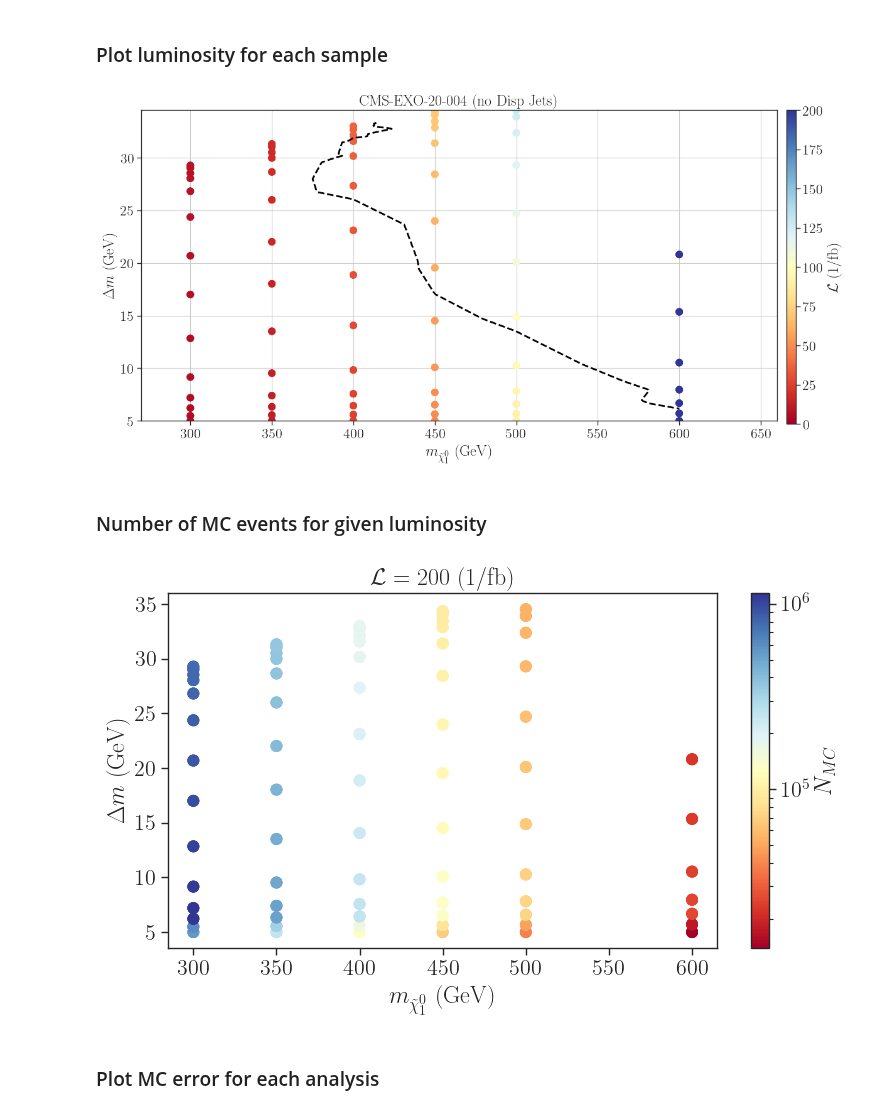
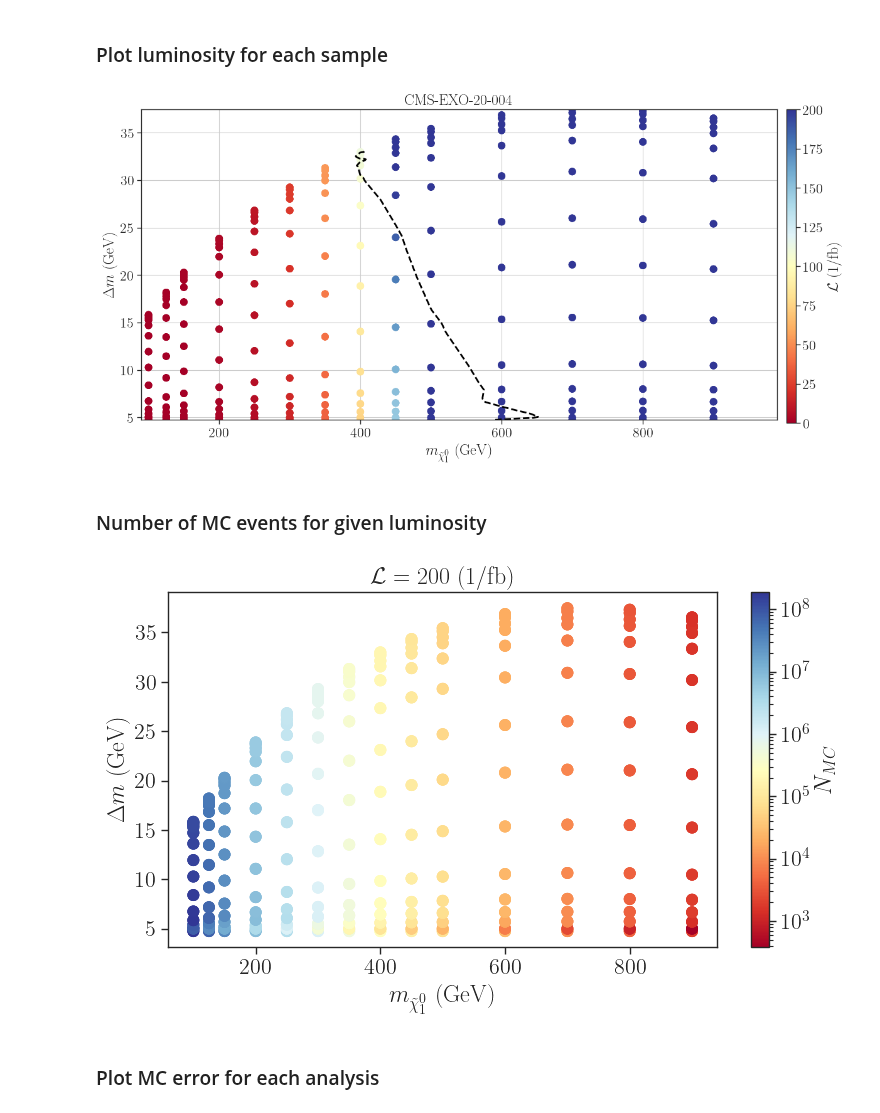
Before and after one commit to andlessa/LLP-CDFO, a Jupyter notebook: plotting/checkMCstats_CMS.ipynb, the cells around one changed output. Cells and saved outputs as stored; diff of their text form; code cells hidden in the pictures.

```diff
--- a/plotting/checkMCstats_CMS.ipynb
+++ b/plotting/checkMCstats_CMS.ipynb
@@ -28,7 +28,7 @@ cm = plt.colormaps['RdYlBu']
 # %% [markdown]
 ### Load Recast Data
 # %%
-files = {'CMS-EXO-20-004 (no Disp Jets)' :'../results_dataFrames/pp2BB1j_cms_maxR_2_New2.pcl',}
+files = {'CMS-EXO-20-004' :'../results_dataFrames/pp2BB1j_cms_latest.pcl',}
 
 
 recastDataDict = {label : pd.read_pickle(f) for label,f in files.items()}
@@ -92,31 +92,31 @@ fig.colorbar(p,label=r'$\mathcal{L}$ (1/fb)',cax=cbar_ax)
 # plt.tight_layout()
 plt.show()
 # %% [output]
-[figure, old version]
+[figure, new version]
 # %% [markdown]
 ### Number of MC events for given luminosity
 # %%
 lumi = 200.0
 fig = plt.figure(figsize=(8,5))
 
-recastData = recastDataDict['CMS-EXO-20-004 (no Disp Jets)']
+recastData = recastDataDict['CMS-EXO-20-004']
 recastData = recastDataDict[label]
 y = recastData[msb]-recastData[mn1]
 x = recastData[mn1]
 xsec = recastData['Total xsec (pb)']
 mcEvents = xsec*lumi*1e3
 p = plt.scatter(x=x,y=y,
         c=mcEvents,cmap=cm,s=60,norm=LogNorm())
 
 plt.xlabel(r'$m_{\tilde \chi_1^0}$ (GeV)')
 plt.ylabel(r'$\Delta m$ (GeV)')
 plt.title(r'$\mathcal{L} = %1.0f$ (1/fb)' %lumi)
 plt.colorbar(label=r'$N_{MC}$')
 
 plt.tight_layout()
 plt.show()
 # %% [output]
-[figure, old version]
+[figure, new version]
 # %% [markdown]
 ### Plot MC error for each analysis
 # %%
```
Also changed, not shown: parts of 4 cells of this notebook, 4 other files.
